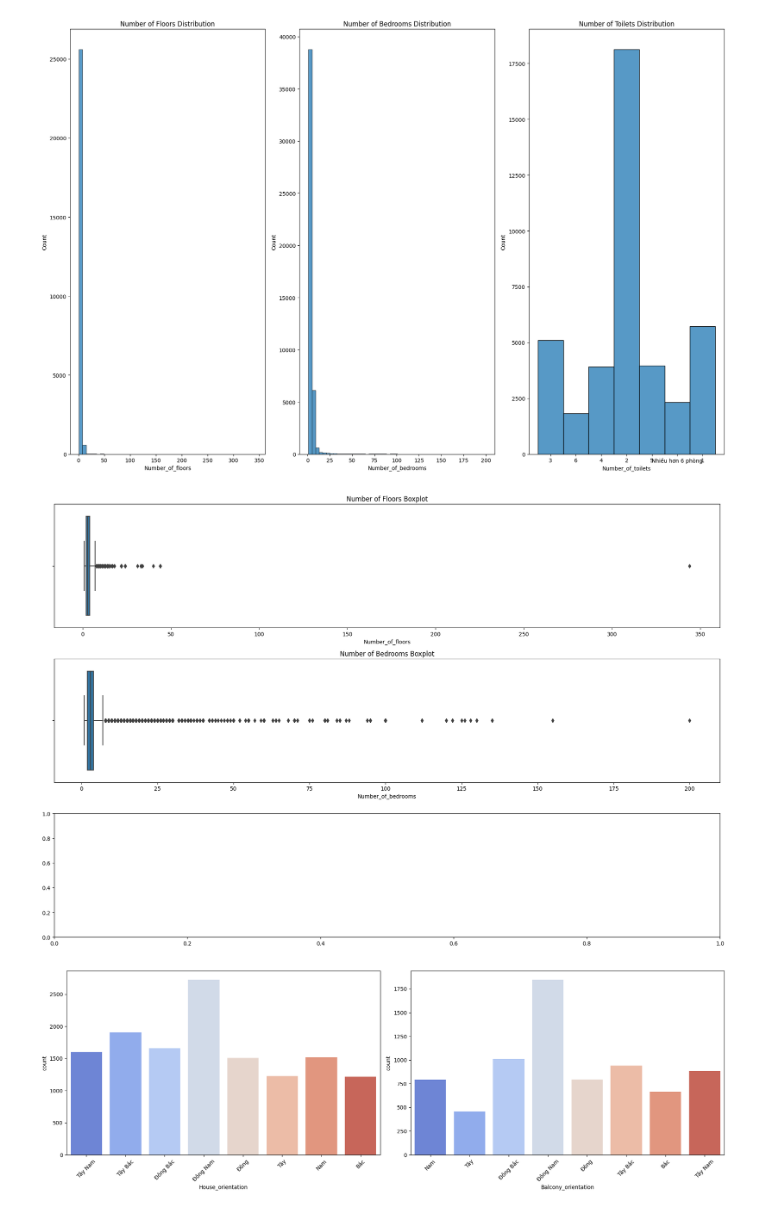
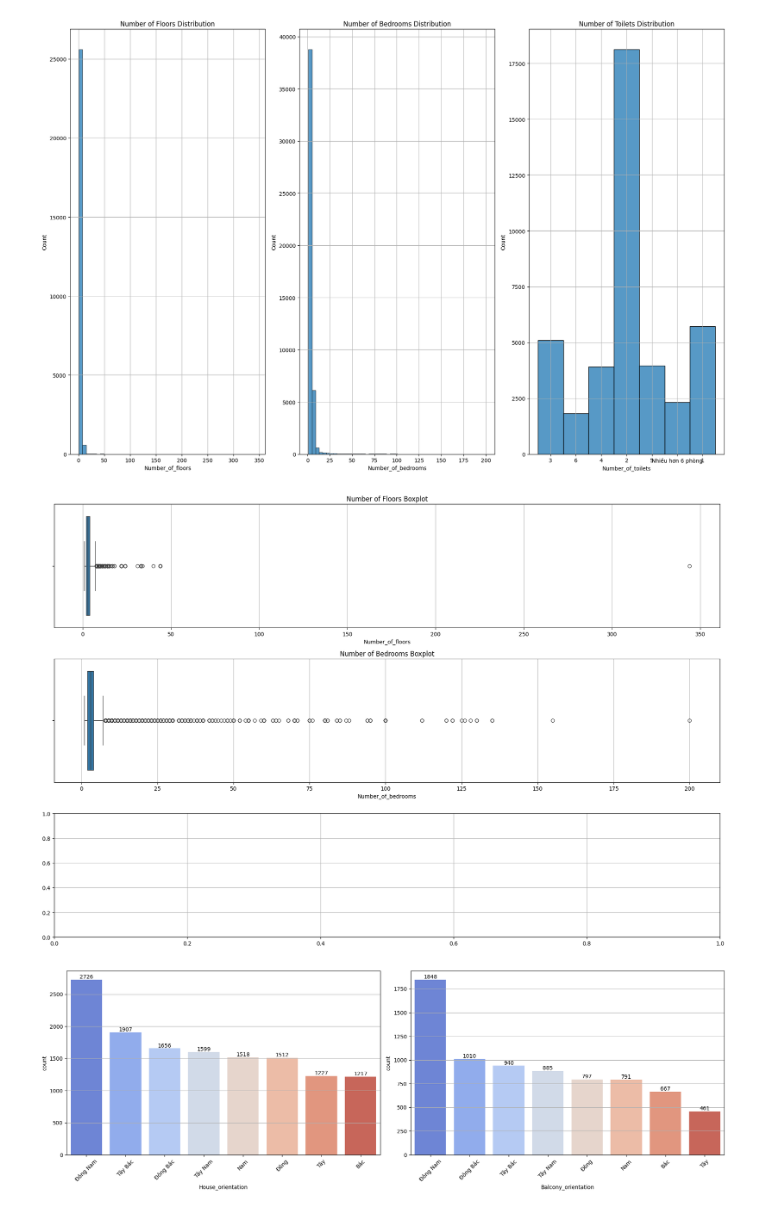
Before and after one commit to nldhuyen0047/real_estate_project, a Jupyter notebook: real_estate.ipynb, the cells around one changed output. Cells and saved outputs as stored; diff of their text form; code cells hidden in the pictures.

```diff
--- a/real_estate.ipynb
+++ b/real_estate.ipynb
@@ -185,4 +188,13 @@ real_estate_df.describe(include="O")
 #print('Numerical columns:', numerical_cols)
 # %% [markdown]
 ### Data Visualization:
+# %%
+import matplotlib.pyplot as plt
+import seaborn as sns
+
+# Thiết lập cấu hình lưới cho toàn bộ biểu đồ
+plt.rcParams.update({'axes.grid': True})
+
+# Tạo Dataframe mới cho việc phân tích dữ liệu
+df = real_estate_df.copy()
 # %%
@@ -229,13 +239,3 @@ plt.show()
 # %% [markdown]
 **Observation:**
 - Có nhiều giá trị ngoại lai của thuộc tính này.
-# %%
-plt.figure(figsize=(18, 6))
-ax = sns.countplot(data=real_estate_df, y="Property_type", palette="coolwarm")
-
-# Hiển thị giá trị trực tiếp trên các cột
-for p in ax.patches:
-    ax.annotate(f"{p.get_width()}", (p.get_width(), p.get_y() + p.get_height()/2.), ha="left", va="center", xytext=(5, 0), textcoords="offset points")
-
-# Hiển thị biểu đồ
-plt.show()
@@ -334,10 +354,10 @@ plt.show()
 # %%
 fig, axes = plt.subplots(3, 1, figsize=(18, 12))
 
-sns.boxplot(data=real_estate_df, x="Number_of_floors", ax=axes[0])
+sns.boxplot(data=df, x="Number_of_floors", ax=axes[0])
 axes[0].set_title("Number of Floors Boxplot")
 
-sns.boxplot(data=real_estate_df, x="Number_of_bedrooms", ax=axes[1])
+sns.boxplot(data=df, x="Number_of_bedrooms", ax=axes[1])
 axes[1].set_title("Number of Bedrooms Boxplot")
 
 #sns.boxplot(data=real_estate_df, x="Number_of_toilets", ax=axes[2])
@@ -346,16 +366,30 @@ axes[1].set_title("Number of Bedrooms Boxplot")
 plt.tight_layout()
 plt.show()
 # %% [output]
-[figure, old version]
+[figure, new version]
 # %%
 fig, axes = plt.subplots(1, 2, figsize=(18, 6))
-sns.countplot(data=real_estate_df, x="House_orientation", palette="coolwarm", ax=axes[0])
+sns.countplot(data=df, x="House_orientation",
+              order=df["House_orientation"].value_counts().index,
+              palette="coolwarm", ax=axes[0])
 axes[0].set_xticklabels(axes[0].get_xticklabels(), rotation=45)  # Set rotation angle to 45 degrees
 
-sns.countplot(data=real_estate_df, x="Balcony_orientation", palette="coolwarm", ax=axes[1])
+# Thêm số liệu cho mỗi cột trong biểu đồ
+for p in axes[0].patches:
+    axes[0].annotate(format(p.get_height(), '.0f'), (p.get_x() + p.get_width() / 2., p.get_height()),
+                     ha = 'center', va = 'center', xytext = (0, 5), textcoords = 'offset points')
+
+sns.countplot(data=df, x="Balcony_orientation",
+              order=df["Balcony_orientation"].value_counts().index,
+              palette="coolwarm", ax=axes[1])
 axes[1].set_xticklabels(axes[1].get_xticklabels(), rotation=45)  # Set rotation angle to 45 degrees
+
+# Thêm số liệu cho mỗi cột trong biểu đồ
+for p in axes[1].patches:
+    axes[1].annotate(format(p.get_height(), '.0f'), (p.get_x() + p.get_width() / 2., p.get_height()),
+                     ha = 'center', va = 'center', xytext = (0, 5), textcoords = 'offset points')
 
 plt.tight_layout()
 plt.show()
 # %% [output]
-[figure, old version]
+[figure, new version]
```
Also changed, not shown: parts of 26 cells of this notebook.
